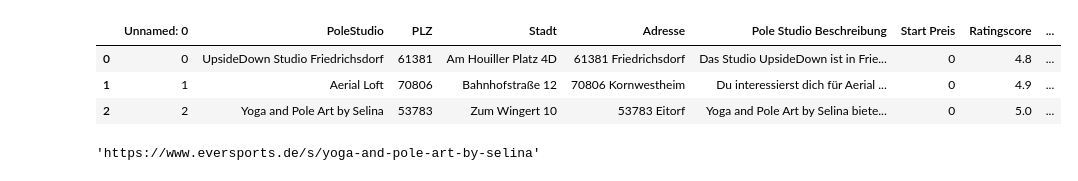
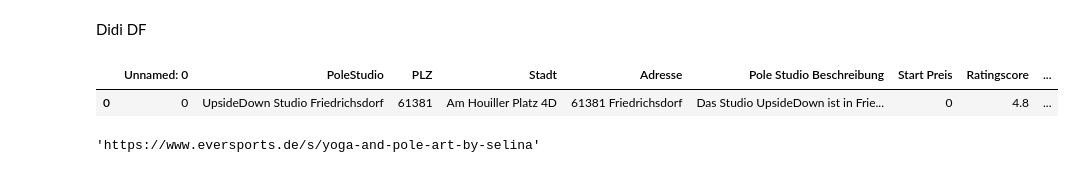
Before and after one commit to hamudal/Hall_of_Pole_Version_5, a Jupyter notebook: 1_Latest_version_Hop_Scrapper_V5/Scraper_V3/MainFrame.ipynb, the cells around one changed output. Cells and saved outputs as stored; diff of their text form; code cells hidden in the pictures.

```diff
--- a/1_Latest_version_Hop_Scrapper_V5/Scraper_V3/MainFrame.ipynb
+++ b/1_Latest_version_Hop_Scrapper_V5/Scraper_V3/MainFrame.ipynb
@@ -6,12 +4,12 @@ from PyCaller import process_urls
+# %% [markdown]
+Didi DF
 # %%
 polestudios = pd.read_csv("validated_polestudios_V2.csv")
 # %%
-polestudios[:3]
+polestudios[:1]
 # %% [output]
 |  | Unnamed: 0 | PoleStudio | PLZ | Stadt | Adresse | Pole Studio Beschreibung | Start Preis | Ratingscore | ... |
 | 0 | 0 | UpsideDown Studio Friedrichsdorf | 61381 | Am Houiller Platz 4D | 61381 Friedrichsdorf | Das Studio UpsideDown ist in Frie... | 0 | 4.8 | ... |
-| 1 | 1 | Aerial Loft | 70806 | Bahnhofstraße 12 | 70806 Kornwestheim | Du interessierst dich für Aerial ... | 0 | 4.9 | ... |
-| 2 | 2 | Yoga and Pole Art by Selina | 53783 | Zum Wingert 10 | 53783 Eitorf | Yoga and Pole Art by Selina biete... | 0 | 5.0 | ... |
 # %%
 polestudios["Eversports Pole Studio Seite"][2]
 # %% [output]
```
Also changed, not shown: parts of 11 cells of this notebook, 4 other files.
